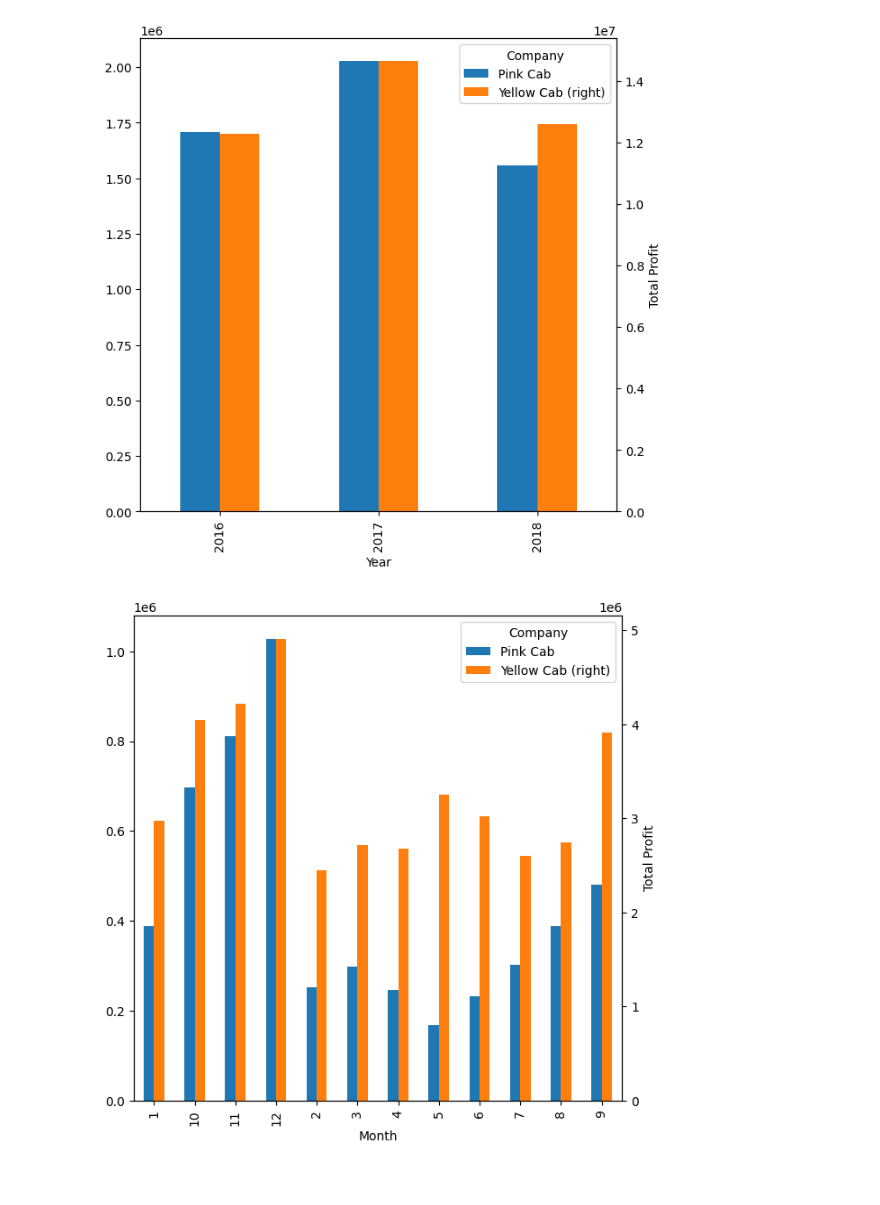
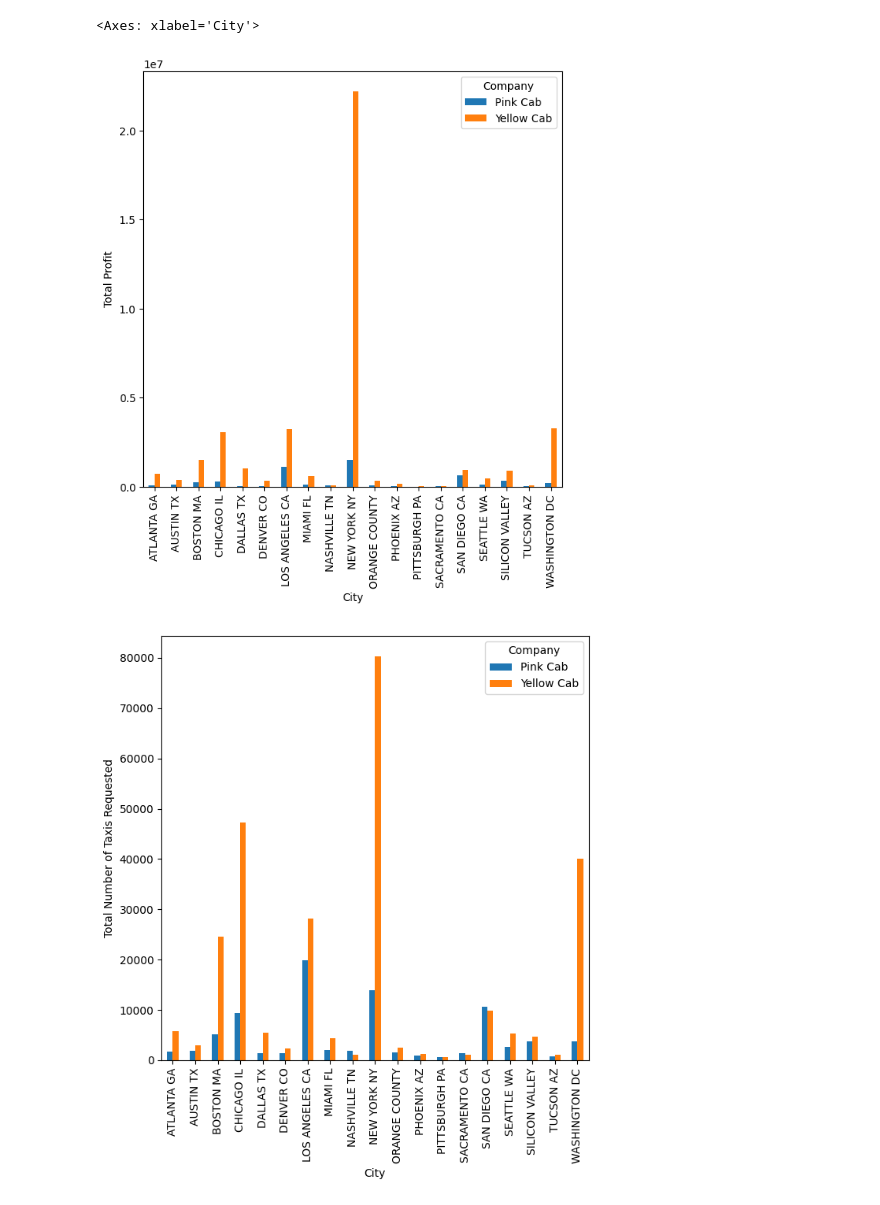
Before and after one commit to AryaSriva/DataSets, a Jupyter notebook: EDA.ipynb, the cells around one changed output. Cells and saved outputs as stored; diff of their text form; code cells hidden in the pictures.

Commit message:
added EDA Recommendation and Hypothesis results as well as data intake report

```diff
--- a/EDA.ipynb
+++ b/EDA.ipynb
@@ -40,13 +35,24 @@ iqr = thirdQ - firstQ
 priceFirstQ = cabData['Price Charged'].quantile(.25)
 priceThirdQ = cabData['Price Charged'].quantile(.75)
 priceIQR = priceThirdQ - priceFirstQ
+costFirstQ = cabData['Cost of Trip'].quantile(.25)
+costThirdQ = cabData['Cost of Trip'].quantile(.75)
+costIQR = costThirdQ - costFirstQ
 indexesToDrop = []
 for i in range(len(cabData['KM Travelled'])):
-    if cabData['KM Travelled'][i] < firstQ - 1.5*iqr or cabData['KM Travelled'][i] > thirdQ + 1.5*iqr or cabData['Price Charged'][i] < priceFirstQ - 1.5*priceIQR or cabData['Price Charged'][i] > priceThirdQ + 1.5*priceIQR:
+    if (cabData['KM Travelled'][i] < firstQ - 1.5*iqr or cabData['KM Travelled'][i] > thirdQ + 1.5*iqr or cabData['Price Charged'][i] < priceFirstQ - 1.5*priceIQR or
+        cabData['Price Charged'][i] > priceThirdQ + 1.5*priceIQR or cabData['Cost of Trip'][i] < costFirstQ - 1.5*costIQR or cabData['Cost of Trip'][i] > costThirdQ + 1.5*costIQR):
         indexesToDrop += [i]
 cabData.drop(indexesToDrop, inplace=True)
-cabData.to_csv('finalCabData.csv', index=False)
 # %%
-#add more columns to aid in profit analysis
+#add more columns to aid in analysis
 cabData.loc[:, 'Profit'] = cabData['Price Charged'] - cabData['Cost of Trip']
 cabData.loc[:, 'Profit Margin'] = (cabData['Profit']/cabData['Price Charged'])*100
+def defineIncomeGroup(x):
+    if x > 10000:
+        return '> 10,000'
+    elif x < 5000:
+        return '< 5,000'
+    else:
+        return '5,000 to 10,000'
+cabData.loc[:, 'Income Category'] = cabData['Income (USD/Month)'].apply(defineIncomeGroup)
@@ -53,7 +105,9 @@ cabData.loc[:, 'Profit Margin'] = (cabData['Profit']/cabData['Price Charged'])*1
 # %%
-#Which months and which years were the most profitable for each company?
-profitYear = cabData.groupby(['Year', 'Company'])['Profit'].sum().unstack().plot(kind="bar", ylabel="Total Profit", secondary_y='Yellow Cab', figsize=(7,7))
-profitMonth = cabData.groupby(['Month', 'Company'])['Profit'].sum().unstack().plot(kind = 'bar', ylabel="Total Profit", secondary_y='Yellow Cab', figsize=(7,7))
+#Hypothesis No. 3 -- The total profit of each company and the number of taxis requested for each company is uniform and similar across all cities in the dataset
+cabData.groupby(['City', 'Company'])['Profit'].sum().unstack().plot(kind="bar",ylabel="Total Profit", figsize=(7,7))
+cabData.groupby(['City', 'Company'])['Transaction ID'].nunique().unstack().plot(kind="bar",ylabel="Total Number of Taxis Requested", figsize=(7,7))
+cityData.plot(kind="bar", y="Users", x="City", figsize=(7,7))
 # %% [output]
+<Axes: xlabel='City'>
-[figure, old version]
+[figure, new version]
-[figure, old version]
+[figure, new version]
```
Also changed, not shown: parts of 12 cells of this notebook, 2 other files.
